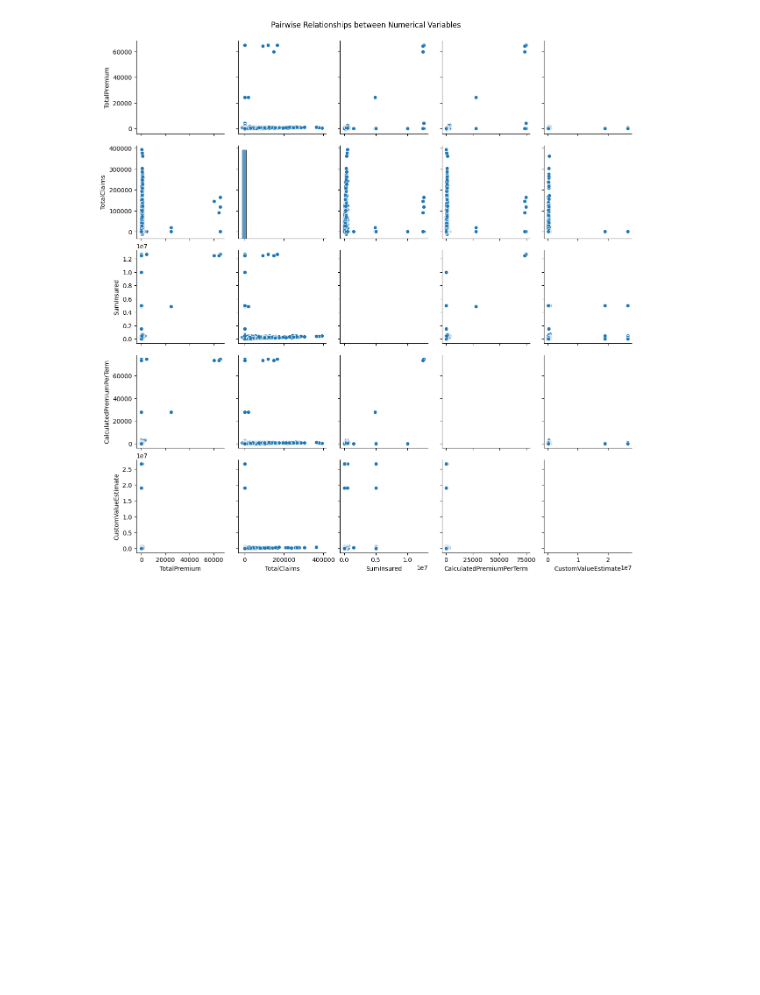
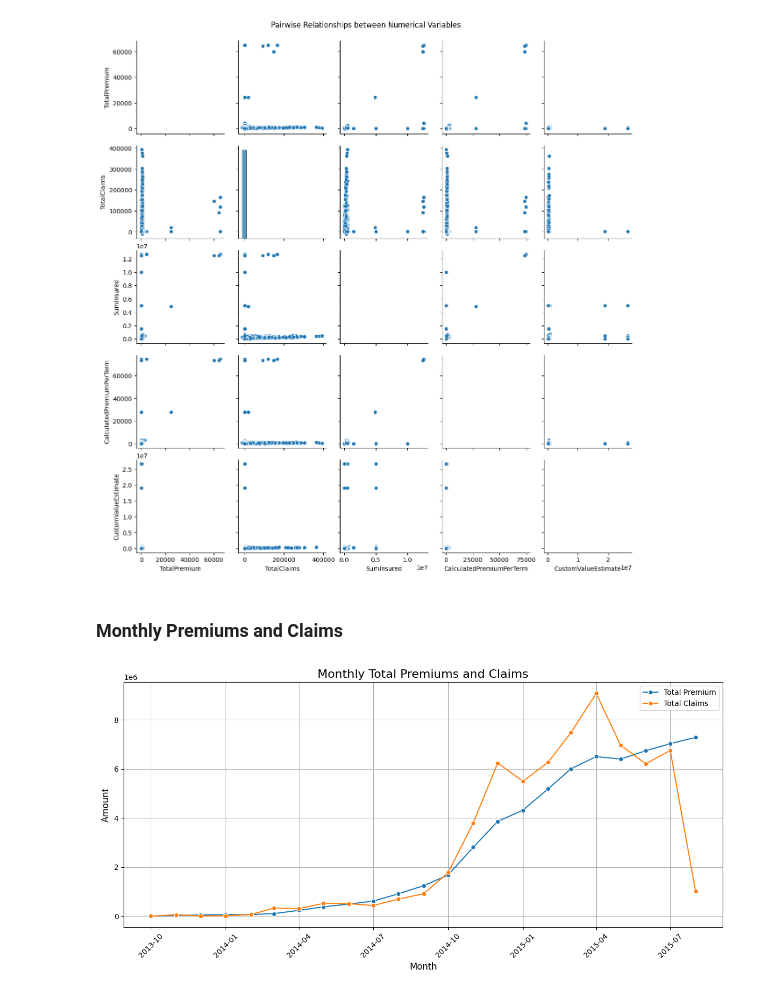
Before and after one commit to dani6566/Car-Insurance, a Jupyter notebook: Notbook/insurance_EDA.ipynb, the cells around one changed output. Saved outputs shown, nothing was run; the diff lists cells and outputs as text; code cells hidden in the pictures; blank space fills up the shorter version.

Commit message:
add monthly premiums and claims

```diff
--- a/Notbook/insurance_EDA.ipynb
+++ b/Notbook/insurance_EDA.ipynb
@@ -257,3 +257,36 @@ plt.suptitle('Pairwise Relationships between Numerical Variables', y=1.02)
 plt.show()
 # %% [output]
 [figure]
+# %% [markdown]
+### Monthly Premiums and Claims
+# %%
+# Ensure 'TransactionMonth' is converted to datetime format without specifying the format
+df['TransactionMonth'] = pd.to_datetime(df['TransactionMonth'], errors='coerce')
+
+# Group by month and calculate the total premiums and claims
+monthly_data = df.groupby(df['TransactionMonth'].dt.to_period('M')).agg({
+    'TotalPremium': 'sum',
+    'TotalClaims': 'sum'
+}).reset_index()
+
+# Convert 'TransactionMonth' back to datetime for plotting purposes
+monthly_data['TransactionMonth'] = monthly_data['TransactionMonth'].dt.to_timestamp()
+
+# Plotting
+plt.figure(figsize=(12, 6))
+sns.lineplot(x='TransactionMonth', y='TotalPremium', data=monthly_data, label='Total Premium', marker='o')
+sns.lineplot(x='TransactionMonth', y='TotalClaims', data=monthly_data, label='Total Claims', marker='o')
+
+# Enhancing the plot
+plt.title('Monthly Total Premiums and Claims', fontsize=16)
+plt.xlabel('Month', fontsize=12)
+plt.ylabel('Amount', fontsize=12)
+plt.xticks(rotation=45)
+plt.legend()
+plt.grid(True)
+plt.tight_layout()
+
+# Show the plot
+plt.show()
+# %% [output]
+[figure, added]
```
